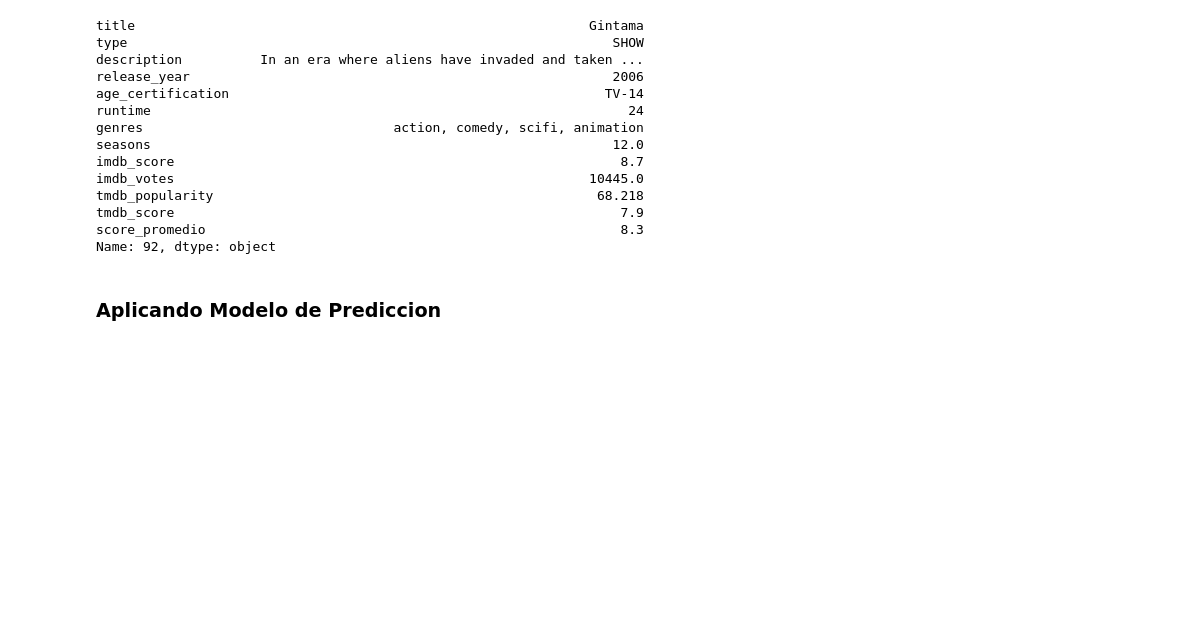
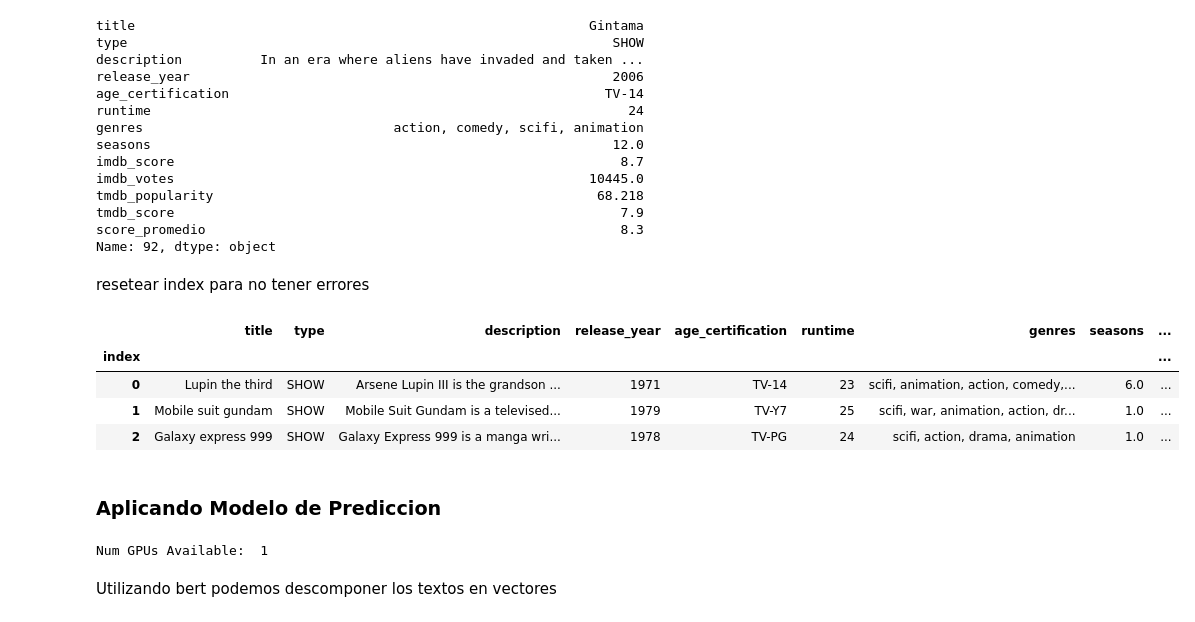
Before and after one commit to Eva02Daruma/presentacion-de-IA, a Jupyter notebook: main.ipynb, the cells around one changed output. Saved outputs shown, nothing was run; the diff lists cells and outputs as text; code cells hidden in the pictures; blank space fills up the shorter version.

```diff
--- a/main.ipynb
+++ b/main.ipynb
@@ -609,5 +597,20 @@ tmdb_popularity                                                 68.218
 tmdb_score                                                         7.9
 score_promedio                                                     8.3
 Name: 92, dtype: object
+# %%
+titulos.drop(['imdb_score','imdb_votes','tmdb_popularity','tmdb_score'],axis=1,inplace=True)
+# %% [markdown]
+resetear index para no tener errores
+# %%
+titulos = titulos.reset_index()
+titulos = titulos.set_index('index')
+# %%
+titulos.head(3)
+# %% [output]
+|  | title | type | description | release_year | age_certification | runtime | genres | seasons | ... |
+| index |  |  |  |  |  |  |  |  | ... |
+| 0 | Lupin the third | SHOW | Arsene Lupin III is the grandson ... | 1971 | TV-14 | 23 | scifi, animation, action, comedy,... | 6.0 | ... |
+| 1 | Mobile suit gundam | SHOW | Mobile Suit Gundam is a televised... | 1979 | TV-Y7 | 25 | scifi, war, animation, action, dr... | 1.0 | ... |
+| 2 | Galaxy express 999 | SHOW | Galaxy Express 999 is a manga wri... | 1978 | TV-PG | 24 | scifi, action, drama, animation | 1.0 | ... |
 # %% [markdown]
 ### Aplicando Modelo de Prediccion
@@ -617,0 +617,19 @@ model = tree.DecisionTreeClassifier()
+# %%
+from sklearn.pipeline import make_pipeline
+from sklearn.preprocessing import StandardScaler
+from sklearn.preprocessing import scale
+from sklearn import tree
+
+from sklearn.feature_extraction.text import CountVectorizer
+from sklearn.cluster import KMeans
+from sklearn.metrics.pairwise import cosine_similarity
+from sklearn.decomposition import PCA
+
+import tensorflow as tf
+print("Num GPUs Available: ", len(tf.config.experimental.list_physical_devices('GPU')))
+
+from sentence_transformers import SentenceTransformer
+# %% [output]
+Num GPUs Available:  1
+# %% [markdown]
+Utilizando bert podemos descomponer los textos en vectores
```
Also changed, not shown: parts of 24 cells of this notebook.
